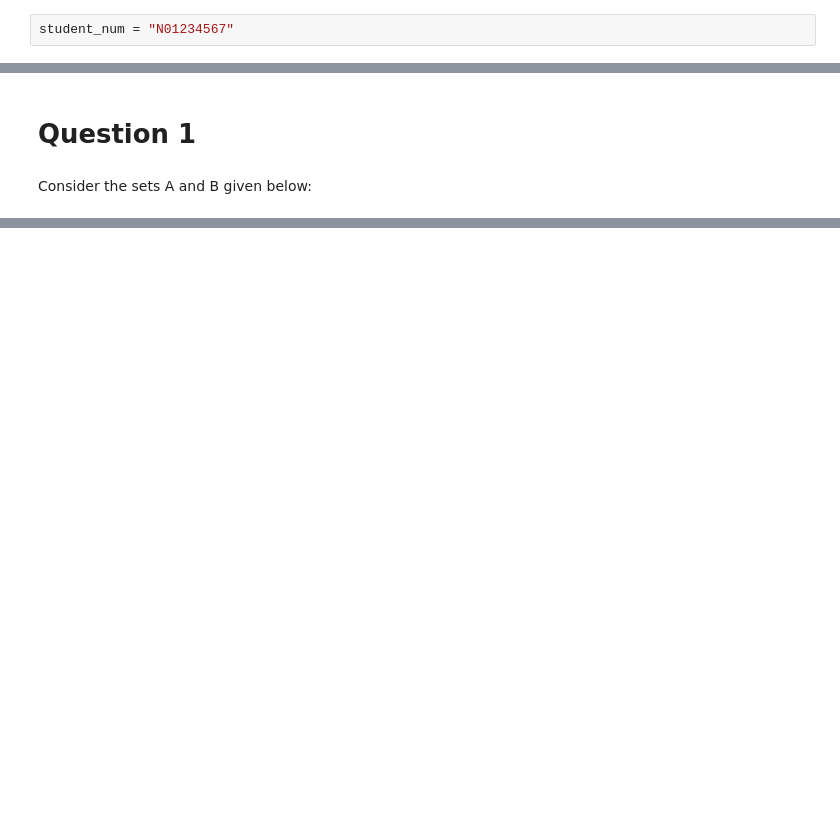
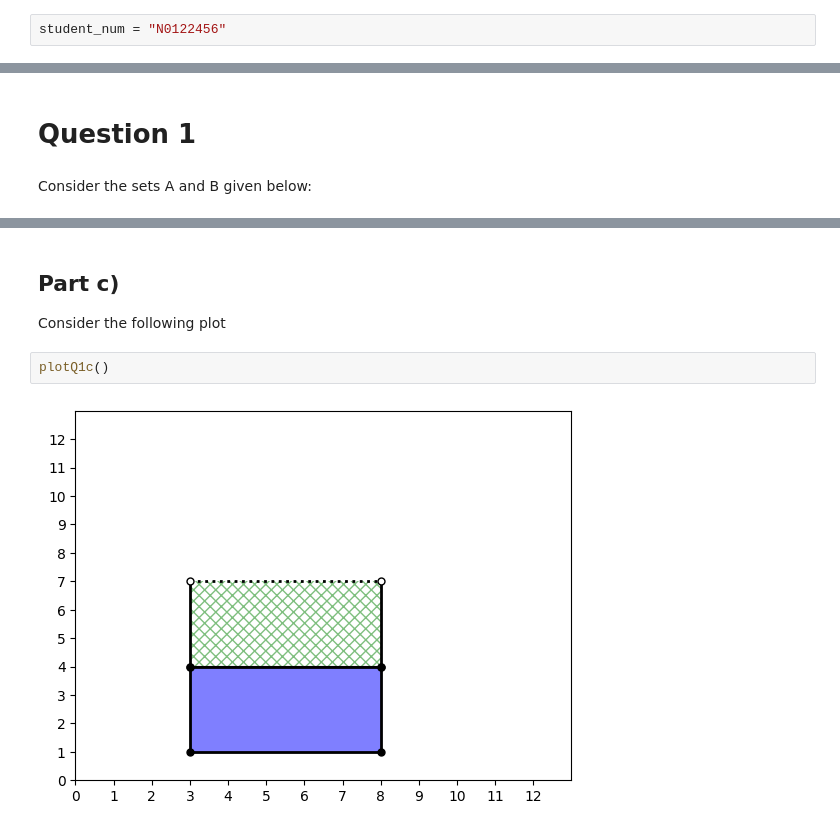
Before and after one commit to JasonPSmith/NTUMathsTeaching, a Jupyter notebook: 2024_25_Coursework.ipynb, the cells around one changed output, grey strips where cells are left out. Drawn from its saved outputs; the diff is of its cells as text; blank space fills up the shorter version.

```diff
--- a/2024_25_Coursework.ipynb
+++ b/2024_25_Coursework.ipynb
@@ -1,4 +1,4 @@
 # %% [markdown]
 Enter your student number below:
 # %%
-student_num = "N01234567"
+student_num = "N0122456"
@@ -57,0 +145,8 @@ answer5 =
+# %% [markdown]
+## Part c)
+
+Consider the following plot
+# %%
+plotQ1c()
+# %% [output]
+[figure, added]
```
Also changed, not shown: parts of 31 cells of this notebook.
